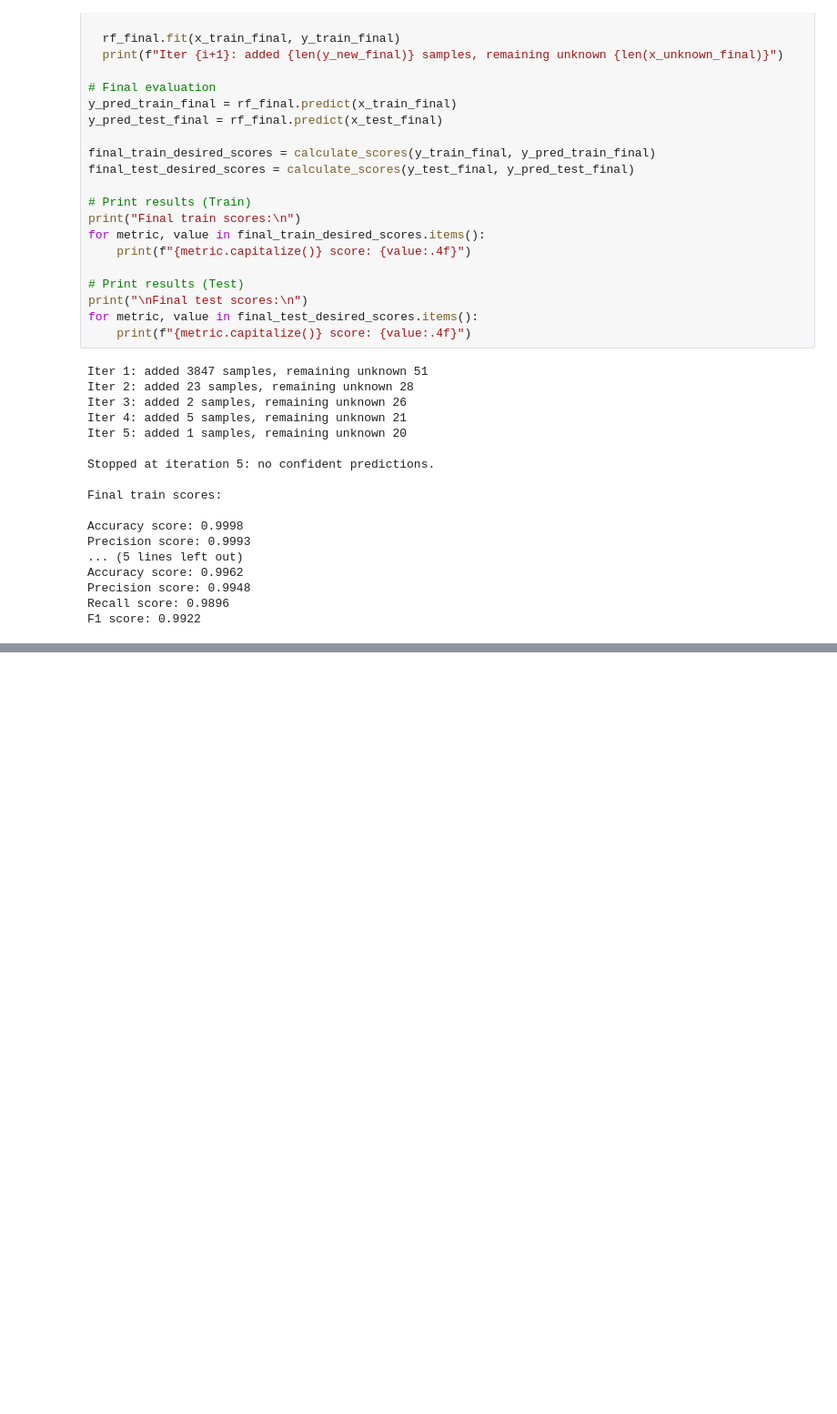
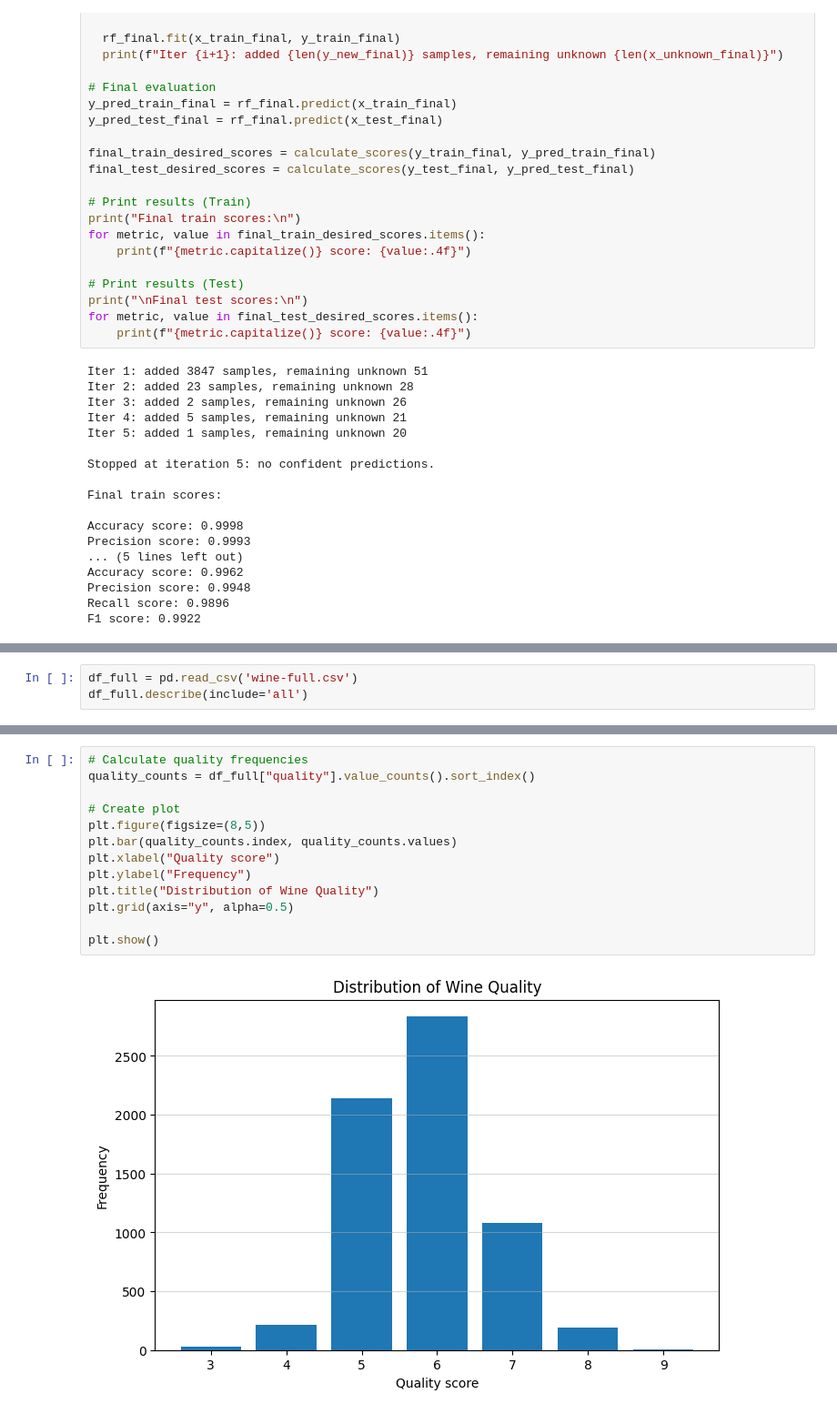
Before and after one commit to skolix15/Machine_Learning_2025, a Jupyter notebook: Exercise_four_(4).ipynb, the cells around one changed output, grey strips where cells are left out. Shown at 91% size. Cells and saved outputs as stored; diff of their text form; blank space fills up the shorter version.

```diff
--- a/Exercise_four_(4).ipynb
+++ b/Exercise_four_(4).ipynb
@@ -443,0 +423,3 @@ F1 score: 0.9922
+# %%
+df_full = pd.read_csv('wine-full.csv')
+df_full.describe(include='all')
@@ -443,0 +439,15 @@ F1 score: 0.9922
+# %%
+# Calculate quality frequencies
+quality_counts = df_full["quality"].value_counts().sort_index()
+
+# Create plot
+plt.figure(figsize=(8,5))
+plt.bar(quality_counts.index, quality_counts.values)
+plt.xlabel("Quality score")
+plt.ylabel("Frequency")
+plt.title("Distribution of Wine Quality")
+plt.grid(axis="y", alpha=0.5)
+
+plt.show()
+# %% [output]
+[figure, added]
```
Also changed, not shown: parts of 49 cells of this notebook.
